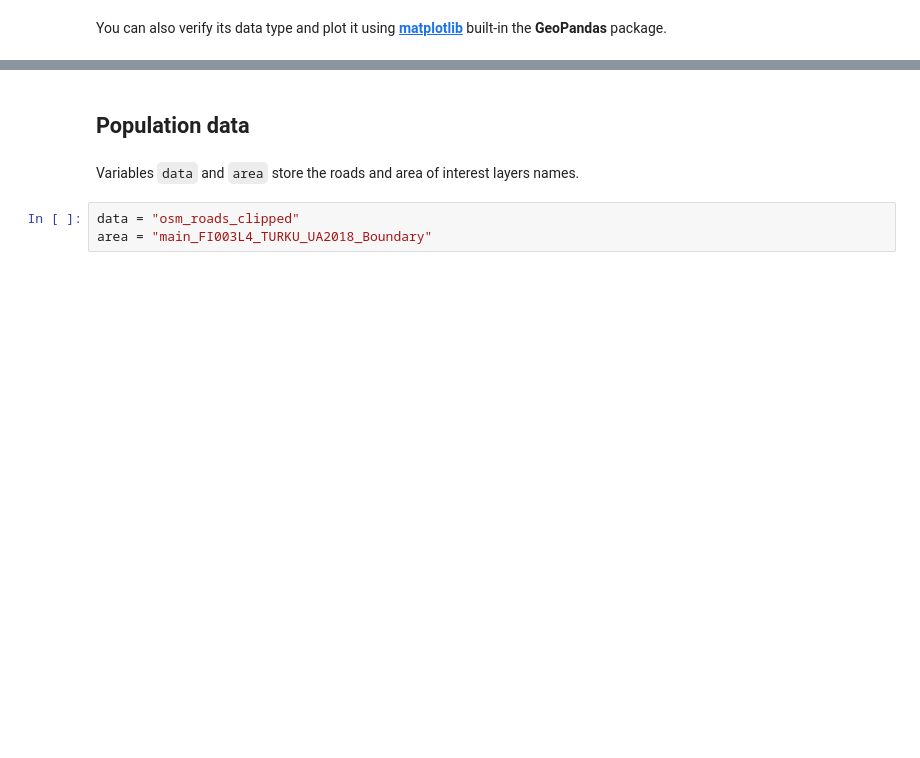
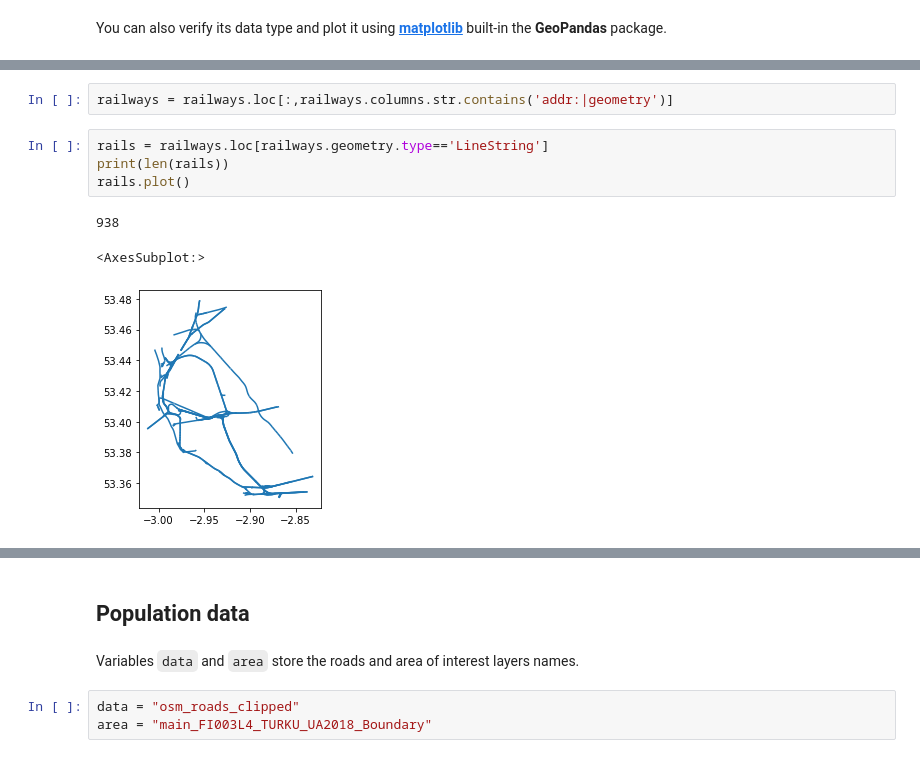
Before and after one commit to KGI-PRODA/2024, a Jupyter notebook: cviceni4/network_density.ipynb, the cells around one changed output, grey strips where cells are left out. Saved outputs shown, nothing was run; the diff lists cells and outputs as text; blank space fills up the shorter version.

```diff
--- a/cviceni4/network_density.ipynb
+++ b/cviceni4/network_density.ipynb
@@ -74,0 +106,10 @@ area.plot()
+# %%
+railways = railways.loc[:,railways.columns.str.contains('addr:|geometry')]
+# %%
+rails = railways.loc[railways.geometry.type=='LineString']
+print(len(rails))
+rails.plot()
+# %% [output]
+938
+<AxesSubplot:>
+[figure, added]
```
Also changed, not shown: parts of 14 cells of this notebook.
